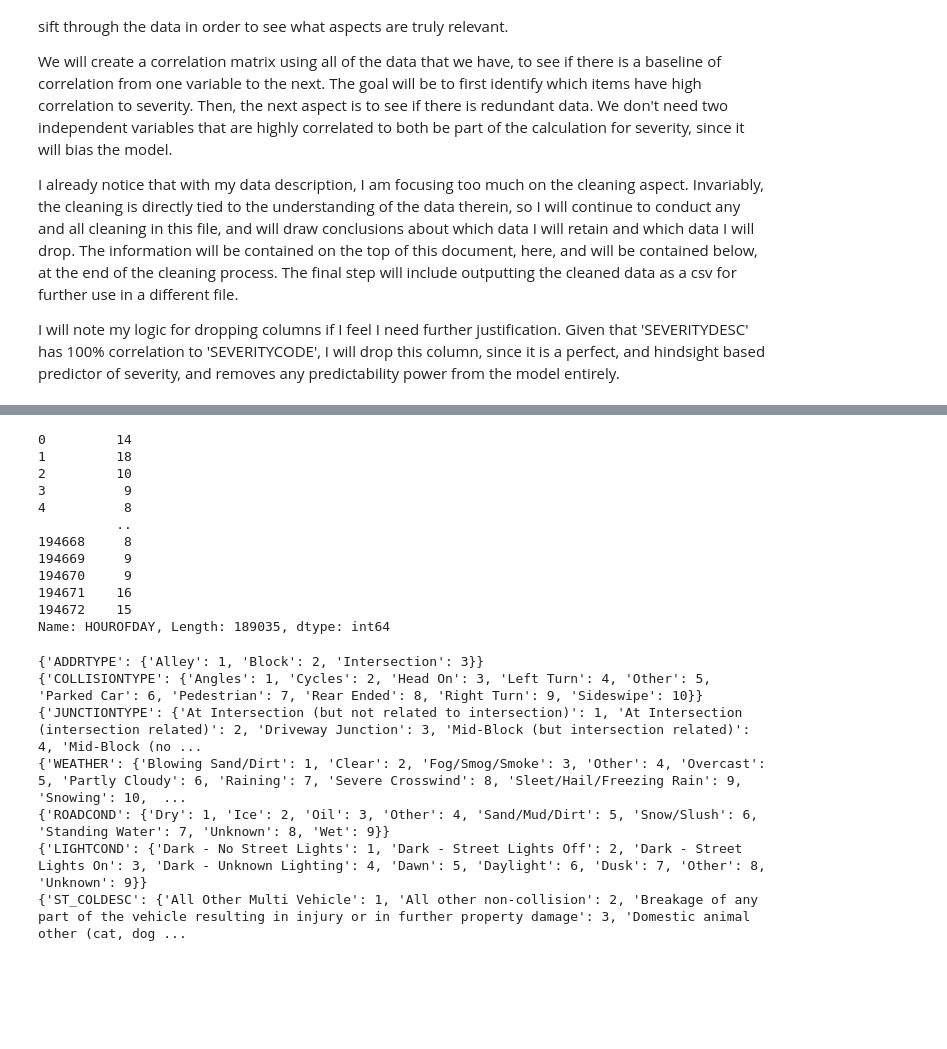
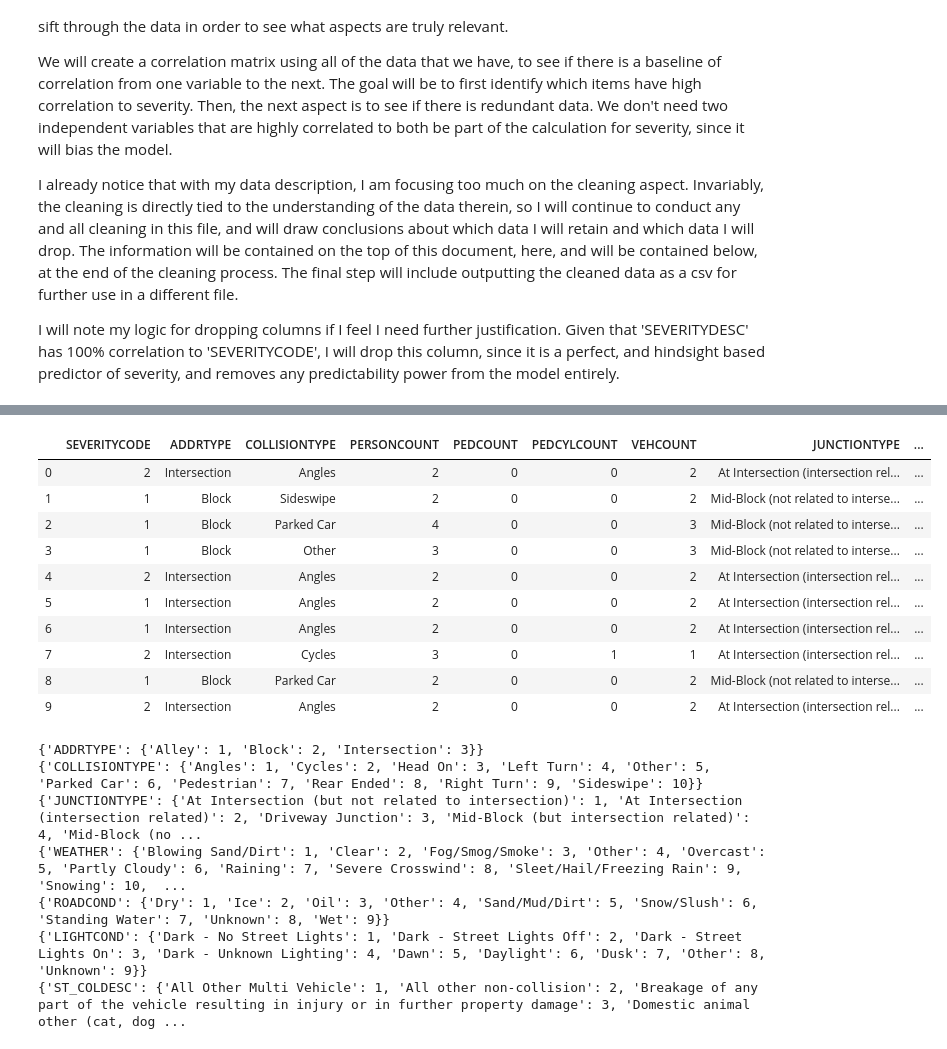
Before and after one commit to Iron-Mountain/IBM-Data-Science-Professional-Specialization, a Jupyter notebook: Data-Science-Capstone/Data-Section.ipynb, the cells around one changed output, grey strips where cells are left out. Cells and saved outputs as stored; diff of their text form; code cells hidden in the pictures; blank space fills up the shorter version.

```diff
--- a/Data-Science-Capstone/Data-Section.ipynb
+++ b/Data-Science-Capstone/Data-Section.ipynb
@@ -42,20 +62,18 @@ collision_data['UNDERINFL'] =   np.where(((collision_data.UNDERINFL == 'Y') | (c
 #Now to convert the datetime to just the time of the day, and place them into buckets. these buckets will occur by just returning the hour of the day, and using that hour as the bucket for our incident.
 # pd.to_datetime(collision_data['INCDTTM'])
 collision_data['HOUROFDAY'] = pd.to_datetime(collision_data['INCDTTM']).dt.hour
-# %%
-collision_data['HOUROFDAY']
-# %% [output]
-0         14
-1         18
-2         10
-3          9
-4          8
-          ..
-194668     8
-194669     9
-194670     9
-194671    16
-194672    15
-Name: HOUROFDAY, Length: 189035, dtype: int64
 # %%
-collision_data_relevant = collision_data.drop(columns=['X', 'Y', 'OBJECTID', 'INCKEY','INCDATE', 'COLDETKEY', 'INTKEY', 'STATUS', 'LOCATION', 'STATUS', 'REPORTNO', 'SEVERITYCODE.1', 'SDOT_COLDESC', 'SDOTCOLNUM', 'ST_COLCODE','INCDTTM','SEVERITYDESC','SEGLANEKEY']).dropna()
+collision_data_relevant = collision_data.drop(columns=['X', 'Y', 'OBJECTID', 'INCKEY','INCDATE', 'COLDETKEY', 'INTKEY', 'STATUS', 'LOCATION', 'STATUS', 'REPORTNO', 'SEVERITYCODE.1', 'SDOT_COLDESC', 'SDOTCOLNUM', 'ST_COLCODE','SDOT_COLCODE','INCDTTM','SEVERITYDESC','SEGLANEKEY']).dropna()
+collision_data_relevant.head(10)
+# %% [output]
+|  | SEVERITYCODE | ADDRTYPE | COLLISIONTYPE | PERSONCOUNT | PEDCOUNT | PEDCYLCOUNT | VEHCOUNT | JUNCTIONTYPE | ... |
+| 0 | 2 | Intersection | Angles | 2 | 0 | 0 | 2 | At Intersection (intersection rel... | ... |
+| 1 | 1 | Block | Sideswipe | 2 | 0 | 0 | 2 | Mid-Block (not related to interse... | ... |
+| 2 | 1 | Block | Parked Car | 4 | 0 | 0 | 3 | Mid-Block (not related to interse... | ... |
+| 3 | 1 | Block | Other | 3 | 0 | 0 | 3 | Mid-Block (not related to interse... | ... |
+| 4 | 2 | Intersection | Angles | 2 | 0 | 0 | 2 | At Intersection (intersection rel... | ... |
+| 5 | 1 | Intersection | Angles | 2 | 0 | 0 | 2 | At Intersection (intersection rel... | ... |
+| 6 | 1 | Intersection | Angles | 2 | 0 | 0 | 2 | At Intersection (intersection rel... | ... |
+| 7 | 2 | Intersection | Cycles | 3 | 0 | 1 | 1 | At Intersection (intersection rel... | ... |
+| 8 | 1 | Block | Parked Car | 2 | 0 | 0 | 2 | Mid-Block (not related to interse... | ... |
+| 9 | 2 | Intersection | Angles | 2 | 0 | 0 | 2 | At Intersection (intersection rel... | ... |
```
Also changed, not shown: parts of 10 cells of this notebook, 9 other files.
